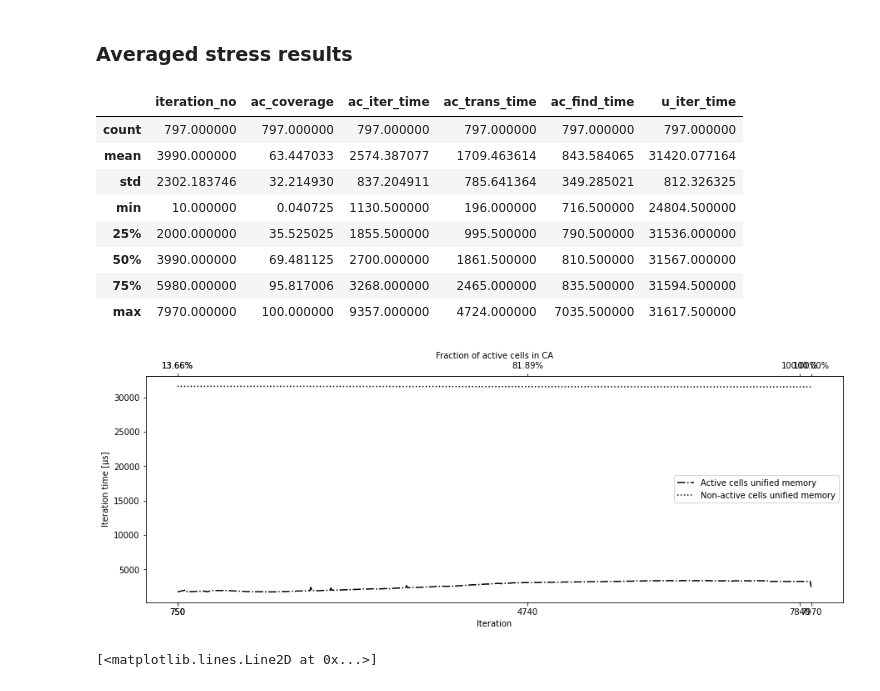
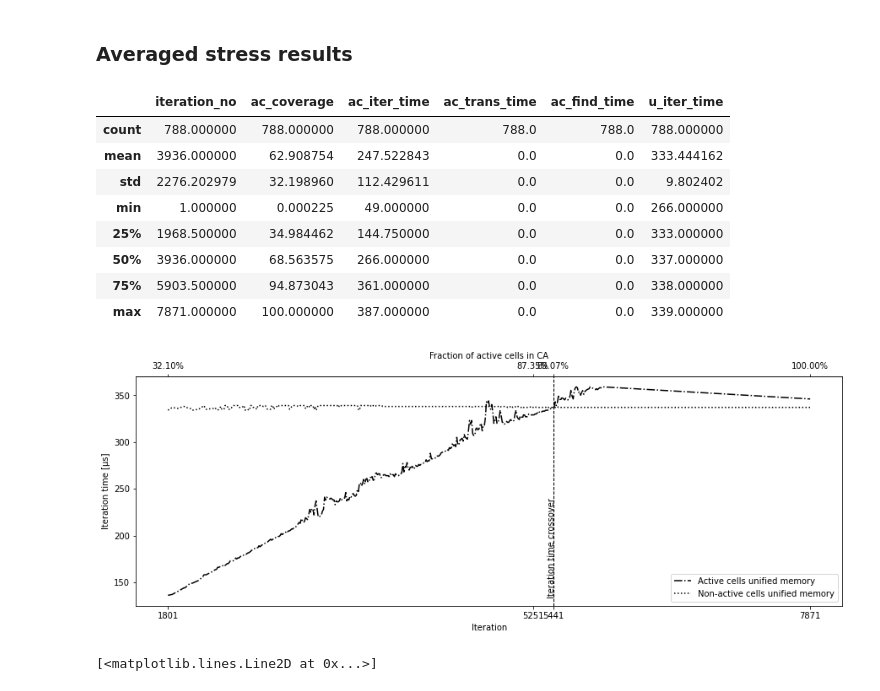
Before and after one commit to prenc/saturated-flow-thesis, a Jupyter notebook: coverage_evaluation.ipynb, the cells around one changed output. Saved outputs shown, nothing was run; the diff lists cells and outputs as text; code cells hidden in the pictures.

Commit message:
Cleanup notebook, add averaged crossover tests

```diff
--- a/coverage_evaluation.ipynb
+++ b/coverage_evaluation.ipynb
@@ -54,10 +54,10 @@ def plot_ac_u_comp(df, clean=3, smooth_u=False, smooth_ac=False, draw_v_lines=Fa
     #     ax.axvline(x=iteration_no[first_100], lw=1, ls='--', c='black')
     #     ax.text(iteration_no[first_100] - 150, 1300, 'All cells are active', rotation=90)
 
-    cross_point = ((cleaned_df['ac_iter_time'] - cleaned_df['u_iter_time']).abs() < 3).idxmax()
+    cross_point = ((cleaned_df['ac_iter_time'] - cleaned_df['u_iter_time']).abs()).idxmin()
     if draw_v_lines:
         ax.axvline(x=iteration_no[cross_point], lw=1, ls='--', c='black')
-        ax.text(iteration_no[cross_point] - 150, 1300, 'Iteration time cross point', rotation=90)
+        ax.text(iteration_no[cross_point] - 50, ax.get_ylim()[0] + 10, 'Iteration time crossover', rotation=90)
 
     xs = [i for i in range(cleaned_df.shape[0]) if i % 300 == 0] + [cross_point, first_100]
     xticks = [iteration_no[i] for i in xs]
@@ -111,5 +82,5 @@ plot_ac_u_comp(comp_df, clean=0.13, draw_v_lines=False)
 # %%
-ac_to_avg = glob('unical_mount_point/ac_cov_[0-9]*')
+ac_to_avg = glob('unical_mount_point/coverage_tests_standard/active_cells')
 
 inter_df = pd.DataFrame()
 for i, path in enumerate(ac_to_avg):
@@ -177,7 +128,7 @@ avg_loop_10th.plot(x='iteration_no', y='u_iter_time', ax=ax)
 # %% [markdown]
 ### Averaged stress results
 # %%
-ac_to_avg = glob('unical_mount_point/ac_cov_loop_*')
+ac_to_avg = glob('unical_mount_point/stress_test/active_cells_loop_*')
 
 active_cell_cols = ['iteration_no', 'ac_coverage', 'ac_iter_time', 'ac_trans_time', 'ac_find_time']
 inter_df = pd.DataFrame()
@@ -192,13 +143,13 @@ for i, path in enumerate(ac_to_avg):
 
 avg_20_loop_comp = pd.read_csv(ac_to_avg[0], skiprows=1, names=active_cell_cols)
 
-avg_20_loop_comp['ac_iter_time'] = inter_df.median(axis=1)
-avg_20_loop_comp['ac_trans_time'] = ac_trans_df.median(axis=1)
-avg_20_loop_comp['ac_find_time'] = ac_find_df.median(axis=1)
+avg_20_loop_comp['ac_iter_time'] = inter_df.min(axis=1)
+avg_20_loop_comp['ac_trans_time'] = ac_trans_df.min(axis=1)
+avg_20_loop_comp['ac_find_time'] = ac_find_df.min(axis=1)
 
-u_to_avg = glob('unical_mount_point/u_cov_loop_*')
+u_to_avg = glob('unical_mount_point/stress_test/unified_loop_*')
 
-avg_20_loop_comp['u_iter_time'] = get_column_from_many_csv(u_to_avg, 2).median(axis=1)
+avg_20_loop_comp['u_iter_time'] = get_column_from_many_csv(u_to_avg, 2).min(axis=1)
 
 first_100 = (avg_20_loop_comp['ac_coverage'] == 100).idxmax()
 avg_20_loop_comp = avg_20_loop_comp.iloc[:first_100 + 1]
@@ -206,18 +157,18 @@ avg_20_loop_comp = avg_20_loop_comp.iloc[:first_100 + 1]
 avg_20_loop_comp.describe()
 # %% [output]
 |  | iteration_no | ac_coverage | ac_iter_time | ac_trans_time | ac_find_time | u_iter_time |
-| count | 797.000000 | 797.000000 | 797.000000 | 797.000000 | 797.000000 | 797.000000 |
-| mean | 3990.000000 | 63.447033 | 2574.387077 | 1709.463614 | 843.584065 | 31420.077164 |
-| std | 2302.183746 | 32.214930 | 837.204911 | 785.641364 | 349.285021 | 812.326325 |
-| min | 10.000000 | 0.040725 | 1130.500000 | 196.000000 | 716.500000 | 24804.500000 |
-| 25% | 2000.000000 | 35.525025 | 1855.500000 | 995.500000 | 790.500000 | 31536.000000 |
-| 50% | 3990.000000 | 69.481125 | 2700.000000 | 1861.500000 | 810.500000 | 31567.000000 |
-| 75% | 5980.000000 | 95.817006 | 3268.000000 | 2465.000000 | 835.500000 | 31594.500000 |
-| max | 7970.000000 | 100.000000 | 9357.000000 | 4724.000000 | 7035.500000 | 31617.500000 |
+| count | 788.000000 | 788.000000 | 788.000000 | 788.0 | 788.0 | 788.000000 |
+| mean | 3936.000000 | 62.908754 | 247.522843 | 0.0 | 0.0 | 333.444162 |
+| std | 2276.202979 | 32.198960 | 112.429611 | 0.0 | 0.0 | 9.802402 |
+| min | 1.000000 | 0.000225 | 49.000000 | 0.0 | 0.0 | 266.000000 |
+| 25% | 1968.500000 | 34.984462 | 144.750000 | 0.0 | 0.0 | 333.000000 |
+| 50% | 3936.000000 | 68.563575 | 266.000000 | 0.0 | 0.0 | 337.000000 |
+| 75% | 5903.500000 | 94.873043 | 361.000000 | 0.0 | 0.0 | 338.000000 |
+| max | 7871.000000 | 100.000000 | 387.000000 | 0.0 | 0.0 | 339.000000 |
 # %%
-plot_ac_u_comp(avg_20_loop_comp, clean=True, draw_v_lines=False)
+plot_ac_u_comp(avg_20_loop_comp, clean=True, draw_v_lines=True)
 # %% [output]
-[figure, old version]
+[figure, new version]
 # %%
 _, ax = plt.subplots(figsize=(15, 5))
 ax.plot(avg_20_loop_comp.iteration_no, avg_20_loop_comp.ac_trans_time)
```
Also changed, not shown: parts of 12 cells of this notebook.
